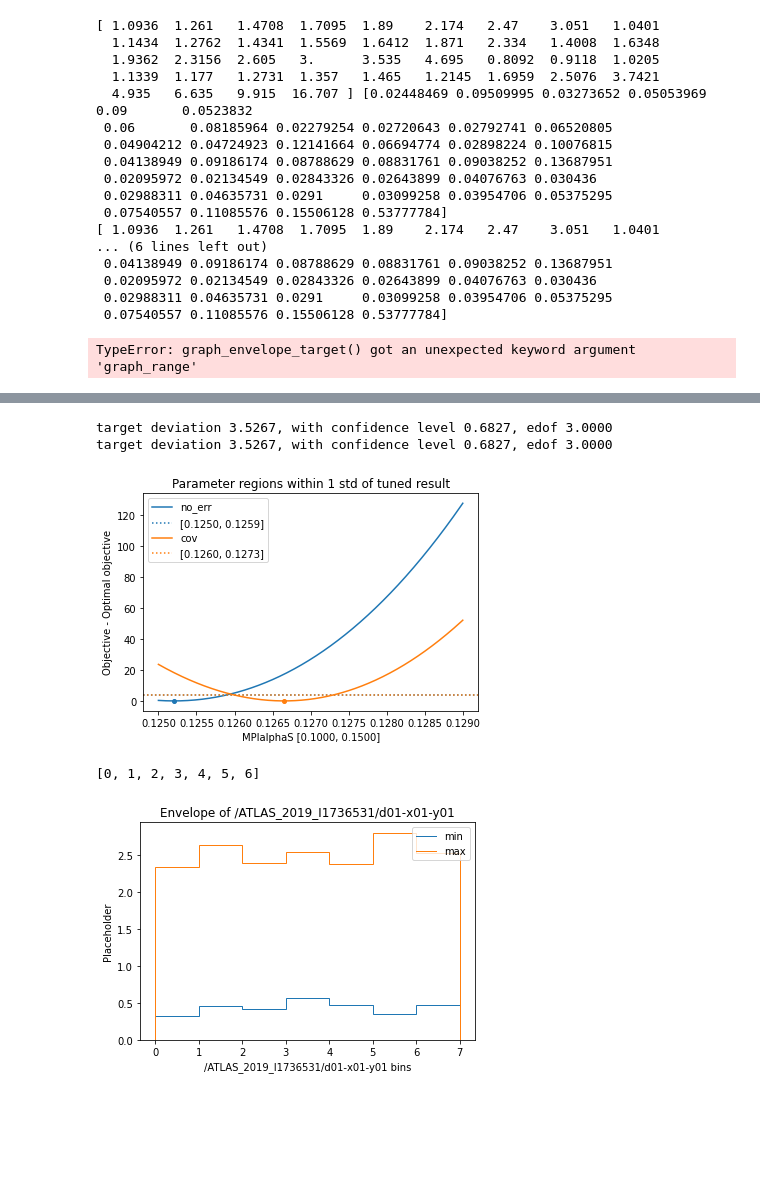
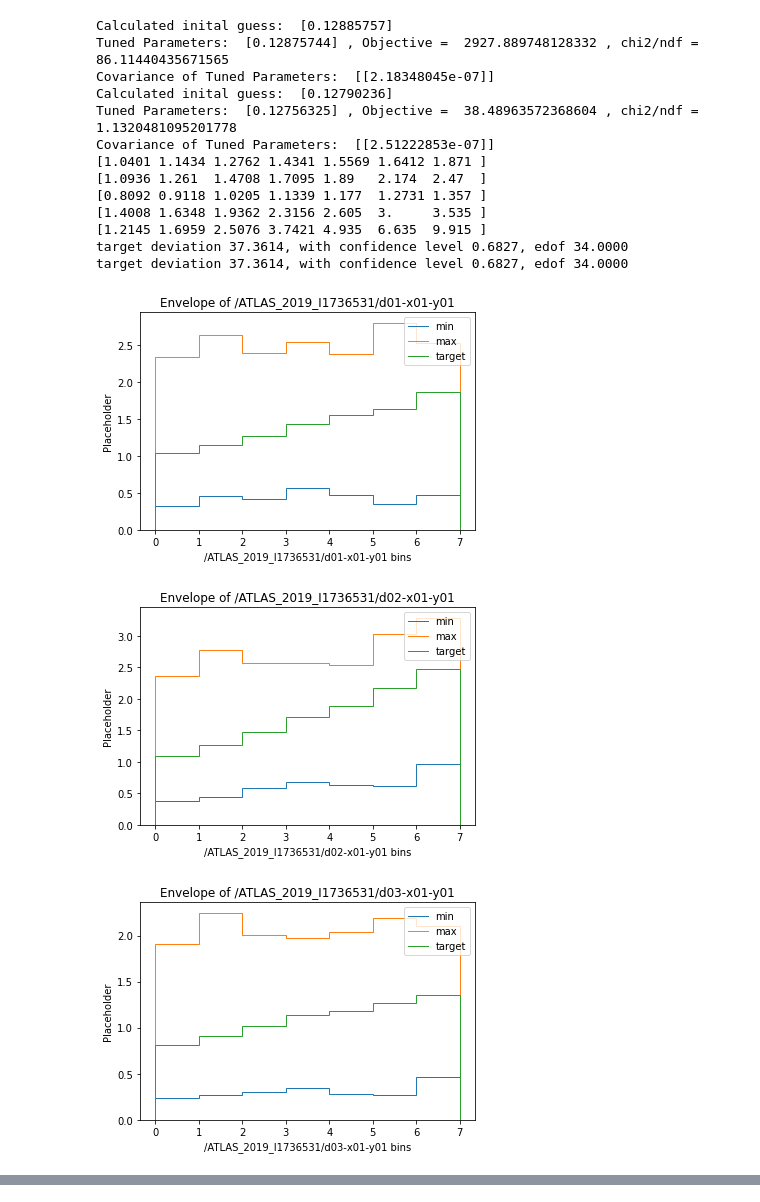
Before and after one commit to Jeffae-Schroff/apprentice-jax, a Jupyter notebook: summer_data_test.ipynb, the cells around one changed output, grey strips where cells are left out. Drawn from its saved outputs; the diff is of its cells as text; code cells hidden in the pictures; blank space fills up the shorter version.

```diff
--- a/summer_data_test.ipynb
+++ b/summer_data_test.ipynb
@@ -42,30 +36,27 @@ Covariance of Tuned Parameters:  [[1.48104119e-06]]
 # %%
-target_binidns = jnp.array(range(40))
+target_bins = jnp.array(range(40))
 summer_tune_more = Paramtune('summer_data/fits.npz', 'summer_data/allrivetdata.json', covariance = False,
-    tune = False, target_h5 = 'summer_data/HEPData-ins1736531-v1-csv.h5', target_binidns = target_binidns)
+    target_h5 = 'summer_data/HEPData-ins1736531-v1-csv.h5', target_bins = target_bins)
 summer_tune_more_cov = Paramtune('summer_data/fits.npz', 'summer_data/allrivetdata.json', covariance = True,
-    tune = False, target_h5 = 'summer_data/HEPData-ins1736531-v1-csv.h5', target_binidns = target_binidns)
-graph_range = [0.1, 0.15]
-summer_tune_more.graph_envelope_target()
-
+    target_h5 = 'summer_data/HEPData-ins1736531-v1-csv.h5', target_bins = target_bins)
+graph_range = [0.125, 0.13]
 summer_tune_more.graph_objective(graph_range = graph_range)
 summer_tune_more_cov.graph_objective(new_figure = False, graph_range = graph_range)
+summer_tune_more.graph_envelope_target()
 # %% [output]
-[ 1.0936  1.261   1.4708  1.7095  1.89    2.174   2.47    3.051   1.0401
-  1.1434  1.2762  1.4341  1.5569  1.6412  1.871   2.334   1.4008  1.6348
-  1.9362  2.3156  2.605   3.      3.535   4.695   0.8092  0.9118  1.0205
-  1.1339  1.177   1.2731  1.357   1.465   1.2145  1.6959  2.5076  3.7421
-  4.935   6.635   9.915  16.707 ] [0.02448469 0.09509995 0.03273652 0.05053969 0.09       0.0523832
- 0.06       0.08185964 0.02279254 0.02720643 0.02792741 0.06520805
- 0.04904212 0.04724923 0.12141664 0.06694774 0.02898224 0.10076815
- 0.04138949 0.09186174 0.08788629 0.08831761 0.09038252 0.13687951
- 0.02095972 0.02134549 0.02843326 0.02643899 0.04076763 0.030436
- 0.02988311 0.04635731 0.0291     0.03099258 0.03954706 0.05375295
- 0.07540557 0.11085576 0.15506128 0.53777784]
-[ 1.0936  1.261   1.4708  1.7095  1.89    2.174   2.47    3.051   1.0401
-... (6 lines left out)
- 0.04138949 0.09186174 0.08788629 0.08831761 0.09038252 0.13687951
- 0.02095972 0.02134549 0.02843326 0.02643899 0.04076763 0.030436
- 0.02988311 0.04635731 0.0291     0.03099258 0.03954706 0.05375295
- 0.07540557 0.11085576 0.15506128 0.53777784]
+Calculated inital guess:  [0.12885757]
+Tuned Parameters:  [0.12875744] , Objective =  2927.889748128332 , chi2/ndf =  86.11440435671565
+Covariance of Tuned Parameters:  [[2.18348045e-07]]
+Calculated inital guess:  [0.12790236]
+Tuned Parameters:  [0.12756325] , Objective =  38.48963572368604 , chi2/ndf =  1.1320481095201778
+Covariance of Tuned Parameters:  [[2.51222853e-07]]
+[1.0401 1.1434 1.2762 1.4341 1.5569 1.6412 1.871 ]
+[1.0936 1.261  1.4708 1.7095 1.89   2.174  2.47  ]
+[0.8092 0.9118 1.0205 1.1339 1.177  1.2731 1.357 ]
+[1.4008 1.6348 1.9362 2.3156 2.605  3.     3.535 ]
+[1.2145 1.6959 2.5076 3.7421 4.935  6.635  9.915 ]
+target deviation 37.3614, with confidence level 0.6827, edof 34.0000
+target deviation 37.3614, with confidence level 0.6827, edof 34.0000
-TypeError: graph_envelope_target() got an unexpected keyword argument 'graph_range'
+[figure, added]
+[figure, added]
+[figure, added]
@@ -72,15 +65,0 @@ TypeError: graph_envelope_target() got an unexpected keyword argument 'graph_ran
-# %%
-
-graph_range = [0.125,0.129]
-summer_tune.graph_objective(graph_range = graph_range)
-summer_tune_cov.graph_objective(new_figure = False, graph_range = graph_range)
-# %% [output]
-target deviation 3.5267, with confidence level 0.6827, edof 3.0000
-target deviation 3.5267, with confidence level 0.6827, edof 3.0000
-[figure, removed]
-# %%
-summer_tune.fits.graph_envelope('/ATLAS_2019_I1736531/d01-x01-y01')
-summer_tune.fits.index['/ATLAS_2019_I1736531/d01-x01-y01']
-# %% [output]
-[0, 1, 2, 3, 4, 5, 6]
-[figure, removed]
```
Also changed, not shown: parts of 4 cells of this notebook, 7 other files.
